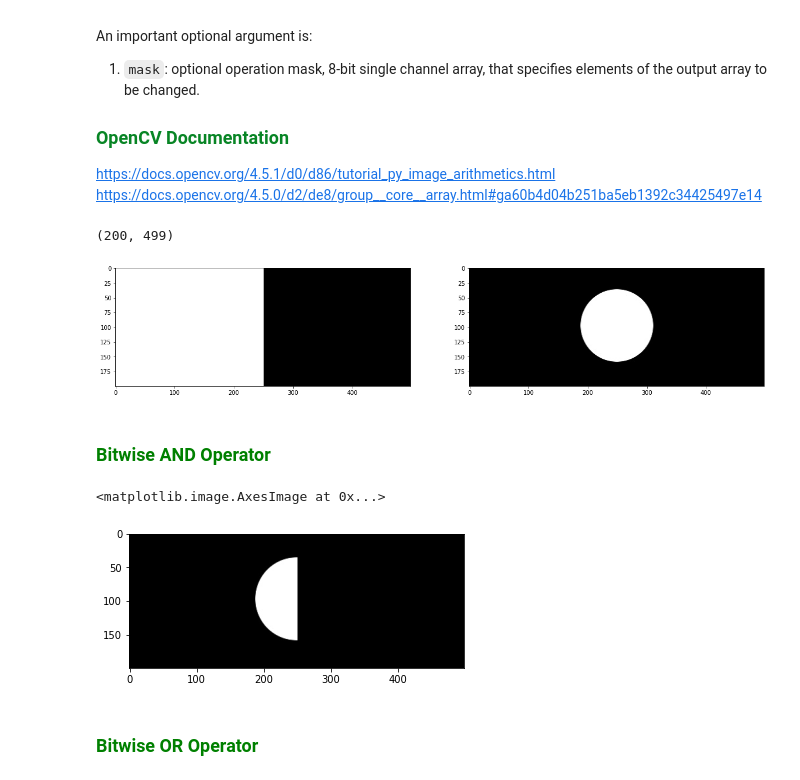
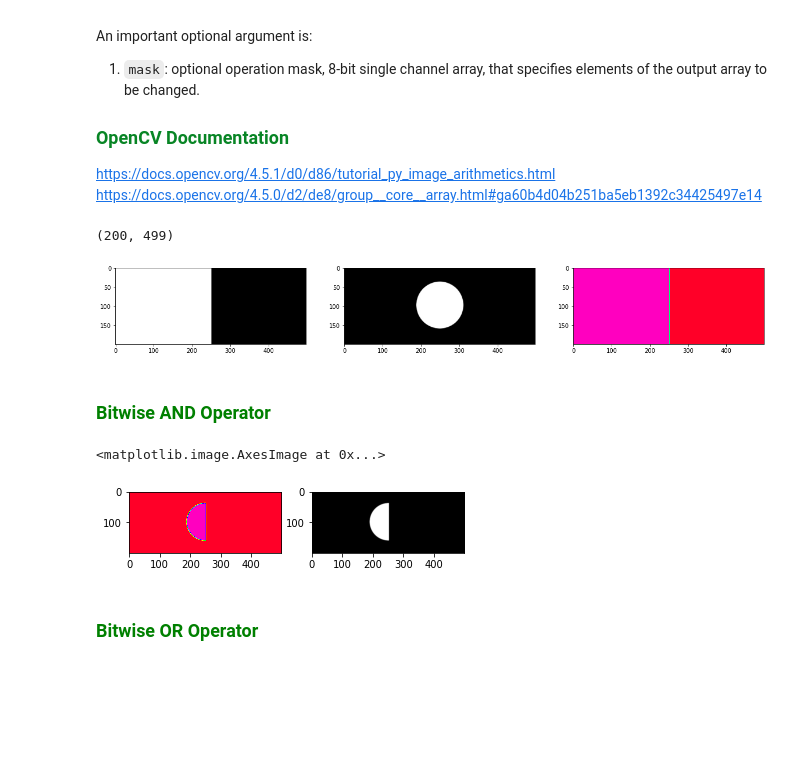
Before and after one commit to rcanzlovar/Jupyterdocs, a Jupyter notebook: openCV_04_Basic_Image_Enhancement_Mathematical_Operations.ipynb, the cells around one changed output. Cells and saved outputs as stored; diff of their text form; code cells hidden in the pictures; blank space fills up the shorter version.

```diff
--- a/openCV_04_Basic_Image_Enhancement_Mathematical_Operations.ipynb
+++ b/openCV_04_Basic_Image_Enhancement_Mathematical_Operations.ipynb
@@ -232,25 +236,29 @@ An important optional argument is:
 https://docs.opencv.org/4.5.1/d0/d86/tutorial_py_image_arithmetics.html
 https://docs.opencv.org/4.5.0/d2/de8/group__core__array.html#ga60b4d04b251ba5eb1392c34425497e14
 # %%
-img_rec = cv2.imread("rectangle.jpg", cv2.IMREAD_GRAYSCALE)
+img_rec = cv2.imread(dir+"rectangle.jpg", cv2.IMREAD_GRAYSCALE)
 
-img_cir = cv2.imread("circle.jpg", cv2.IMREAD_GRAYSCALE)
+img_cir = cv2.imread(dir+"circle.jpg", cv2.IMREAD_GRAYSCALE)
 
 plt.figure(figsize=[20,5])
-plt.subplot(121);plt.imshow(img_rec,cmap='gray')
-plt.subplot(122);plt.imshow(img_cir,cmap='gray')
+plt.subplot(133);plt.imshow(img_rec,cmap='gist_rainbow')
+
+plt.subplot(131);plt.imshow(img_rec,cmap='gray')
+plt.subplot(132);plt.imshow(img_cir,cmap='gray')
 print(img_rec.shape)
 # %% [output]
 (200, 499)
-[figure, old version]
+[figure, new version]
 # %% [markdown]
 ### <font color="green">Bitwise AND Operator </font>
 # %%
 result = cv2.bitwise_and(img_rec, img_cir, mask = None)
-plt.imshow(result,cmap='gray')
+
+plt.subplot(121);plt.imshow(result,cmap='gist_rainbow')
+plt.subplot(122);plt.imshow(result,cmap='gray')
 # %% [output]
 <matplotlib.image.AxesImage at 0x...>
-[figure, old version]
+[figure, new version]
 # %% [markdown]
 ### <font color="green">Bitwise OR Operator </font>
 # %%
```
Also changed, not shown: parts of 2 cells of this notebook.
